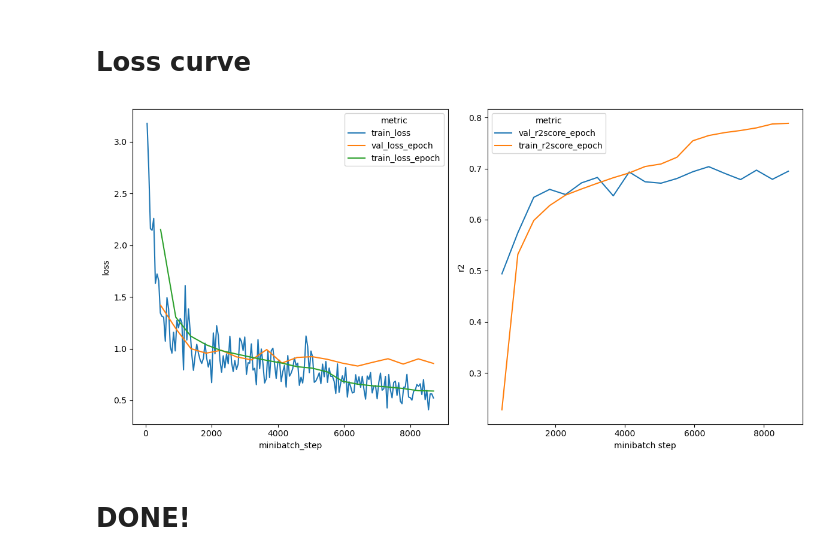
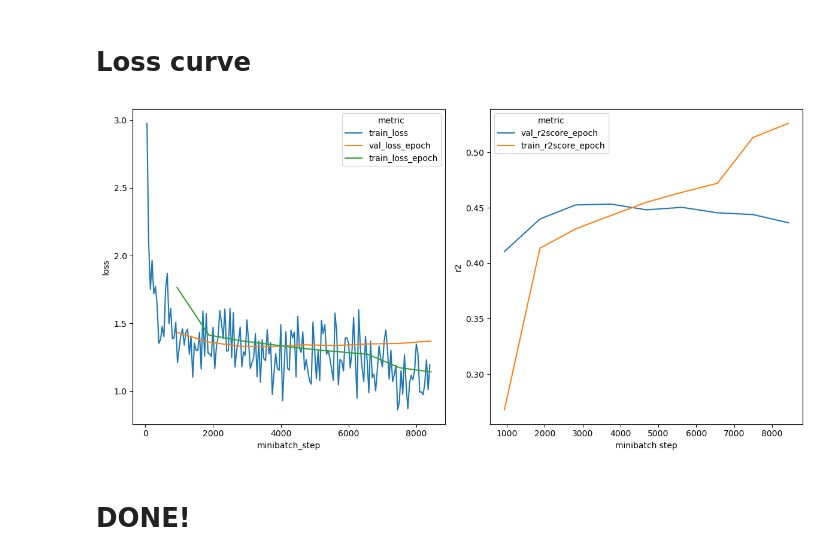
Before and after one commit to ML4GLand/EUGENe_paper, a Jupyter notebook: notebooks/jores21/jores21_plotting.ipynb, the cells around one changed output. Drawn from its saved outputs; the diff is of its cells as text; code cells hidden in the pictures.

```diff
--- a/notebooks/jores21/jores21_plotting.ipynb
+++ b/notebooks/jores21/jores21_plotting.ipynb
@@ -602,18 +576,18 @@ merged_df.to_csv(os.path.join(eu.settings.output_dir, "best_models_filters_tomto
 # Loss curve
 # %%
 # Which model?
-model = "leaf"
+model = "combined"
 trial = 5
-model_type = "hybrid"
+model_type = "deepstarr"
 # %%
 # Plot and save the training and metric curves
 pl.training_summary(
     os.path.join(settings.logging_dir, model_type, f"{model}_trial_{trial}"),
     metric="r2",
-    save=os.path.join(settings.figure_dir, model_type, f"{model}_best_model_training_summary.pdf")
+    save=os.path.join(settings.figure_dir, model, f"{model}_best_model_training_summary.pdf")
 )
 # %% [output]
-[figure, old version]
+[figure, new version]
 # %% [markdown]
 # DONE!
 # %% [markdown]
```
Also changed, not shown: parts of 19 cells of this notebook, 4 other files.
